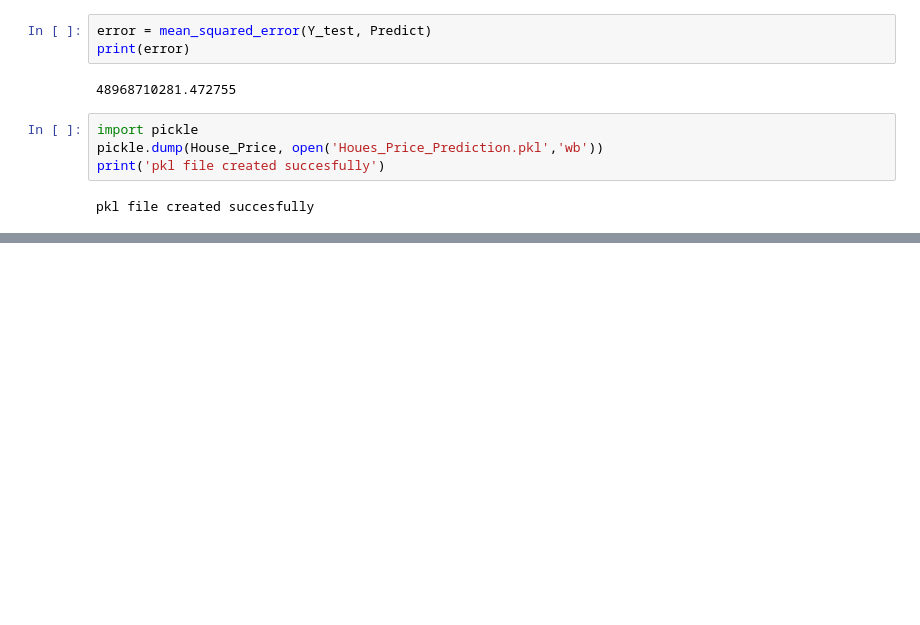
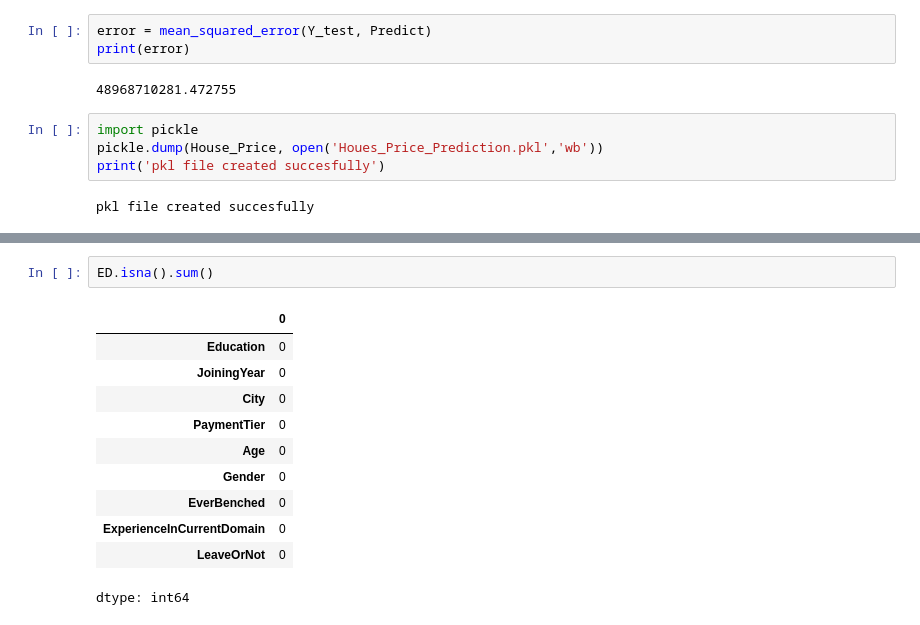
Before and after one commit to Aradhyagodambe/Python-Colab-Files, a Jupyter notebook: ML_Fundamnetals.ipynb, the cells around one changed output, grey strips where cells are left out. Saved outputs shown, nothing was run; the diff lists cells and outputs as text; blank space fills up the shorter version.

```diff
--- a/ML_Fundamnetals.ipynb
+++ b/ML_Fundamnetals.ipynb
@@ -875,0 +924,14 @@ pkl file created succesfully
+# %%
+ED.isna().sum()
+# %% [output]
+|  | 0 |
+| Education | 0 |
+| JoiningYear | 0 |
+| City | 0 |
+| PaymentTier | 0 |
+| Age | 0 |
+| Gender | 0 |
+| EverBenched | 0 |
+| ExperienceInCurrentDomain | 0 |
+| LeaveOrNot | 0 |
+dtype: int64
```
Also changed, not shown: parts of 20 cells of this notebook.
